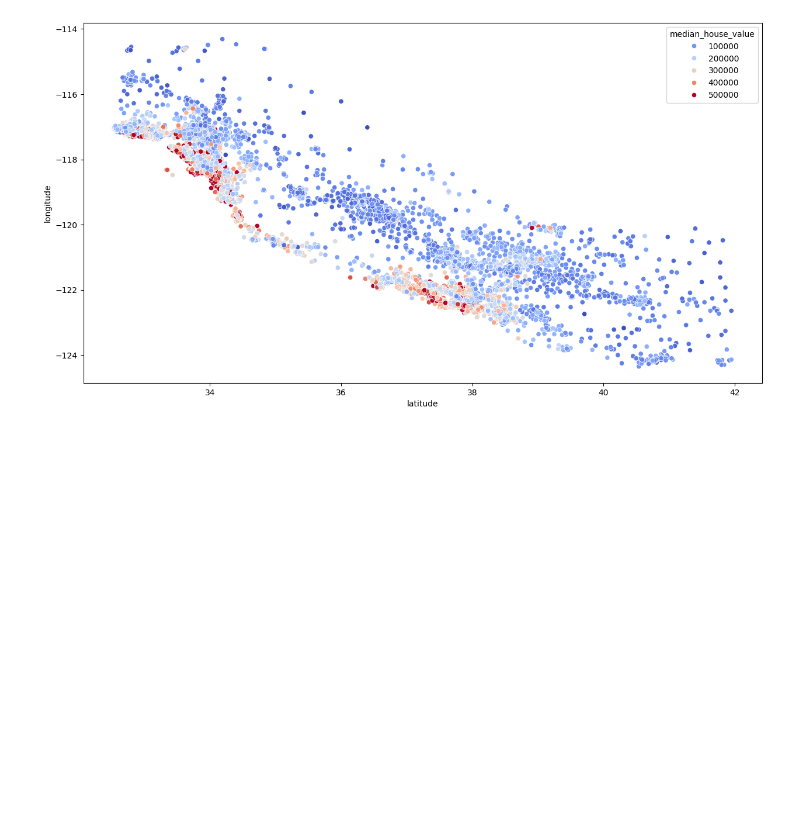
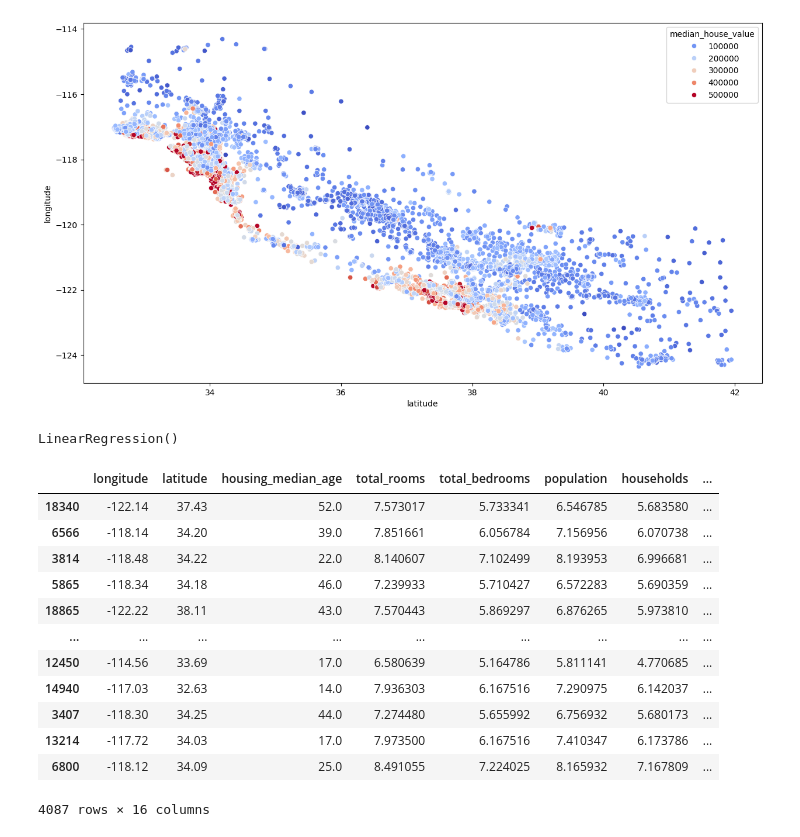
Before and after one commit to Alton01/house_price_prediction_model, a Jupyter notebook: house_price_prediction.ipynb, the cells around one changed output. Saved outputs shown, nothing was run; the diff lists cells and outputs as text; code cells hidden in the pictures; blank space fills up the shorter version.

Commit message:
Preprocess Test Data

```diff
--- a/house_price_prediction.ipynb
+++ b/house_price_prediction.ipynb
@@ -171,0 +178,46 @@ sns.scatterplot(x='latitude', y='longitude', hue='median_house_value', data=trai
+# %%
+# Performing simple linear regression
+from sklearn.linear_model import LinearRegression
+from sklearn.metrics import mean_squared_error
+
+# split data into x and y variables
+x_train, y_train = train_data.drop(['median_house_value'], axis=1), train_data['median_house_value']
+
+reg = LinearRegression()
+
+# allows model to learn the relationship between the features and the target variable from the training data.
+reg.fit(x_train, y_train)
+# %% [output]
+LinearRegression()
+# %%
+# Preprocess Test Data
+test_data = x_test.join(y_test)
+
+test_data['total_rooms'] = np.log(test_data['total_rooms'] + 1)
+test_data['total_bedrooms'] = np.log(test_data['total_bedrooms'] + 1)
+test_data['population'] = np.log(test_data['population'] + 1)
+test_data['households'] = np.log(test_data['households'] + 1)
+
+test_data = test_data.join(pd.get_dummies(test_data.ocean_proximity, dtype=int)).drop(['ocean_proximity'], axis=1)
+
+test_data['bedroom_ratio'] = test_data['total_bedrooms'] / test_data['total_rooms']
+test_data['household_rooms'] = test_data['total_rooms'] / test_data['households']
+
+# split data into x and y variables
+x_test, y_test = test_data.drop(['median_house_value'], axis=1), test_data['median_house_value']
+# %%
+test_data
+# %% [output]
+|  | longitude | latitude | housing_median_age | total_rooms | total_bedrooms | population | households | ... |
+| 18340 | -122.14 | 37.43 | 52.0 | 7.573017 | 5.733341 | 6.546785 | 5.683580 | ... |
+| 6566 | -118.14 | 34.20 | 39.0 | 7.851661 | 6.056784 | 7.156956 | 6.070738 | ... |
+| 3814 | -118.48 | 34.22 | 22.0 | 8.140607 | 7.102499 | 8.193953 | 6.996681 | ... |
+| 5865 | -118.34 | 34.18 | 46.0 | 7.239933 | 5.710427 | 6.572283 | 5.690359 | ... |
+| 18865 | -122.22 | 38.11 | 43.0 | 7.570443 | 5.869297 | 6.876265 | 5.973810 | ... |
+| ... | ... | ... | ... | ... | ... | ... | ... | ... |
+| 12450 | -114.56 | 33.69 | 17.0 | 6.580639 | 5.164786 | 5.811141 | 4.770685 | ... |
+| 14940 | -117.03 | 32.63 | 14.0 | 7.936303 | 6.167516 | 7.290975 | 6.142037 | ... |
+| 3407 | -118.30 | 34.25 | 44.0 | 7.274480 | 5.655992 | 6.756932 | 5.680173 | ... |
+| 13214 | -117.72 | 34.03 | 17.0 | 7.973500 | 6.167516 | 7.410347 | 6.173786 | ... |
+| 6800 | -118.12 | 34.09 | 25.0 | 8.491055 | 7.224025 | 8.165932 | 7.167809 | ... |
+4087 rows × 16 columns
```
Also changed, not shown: parts of 1 cell of this notebook.
